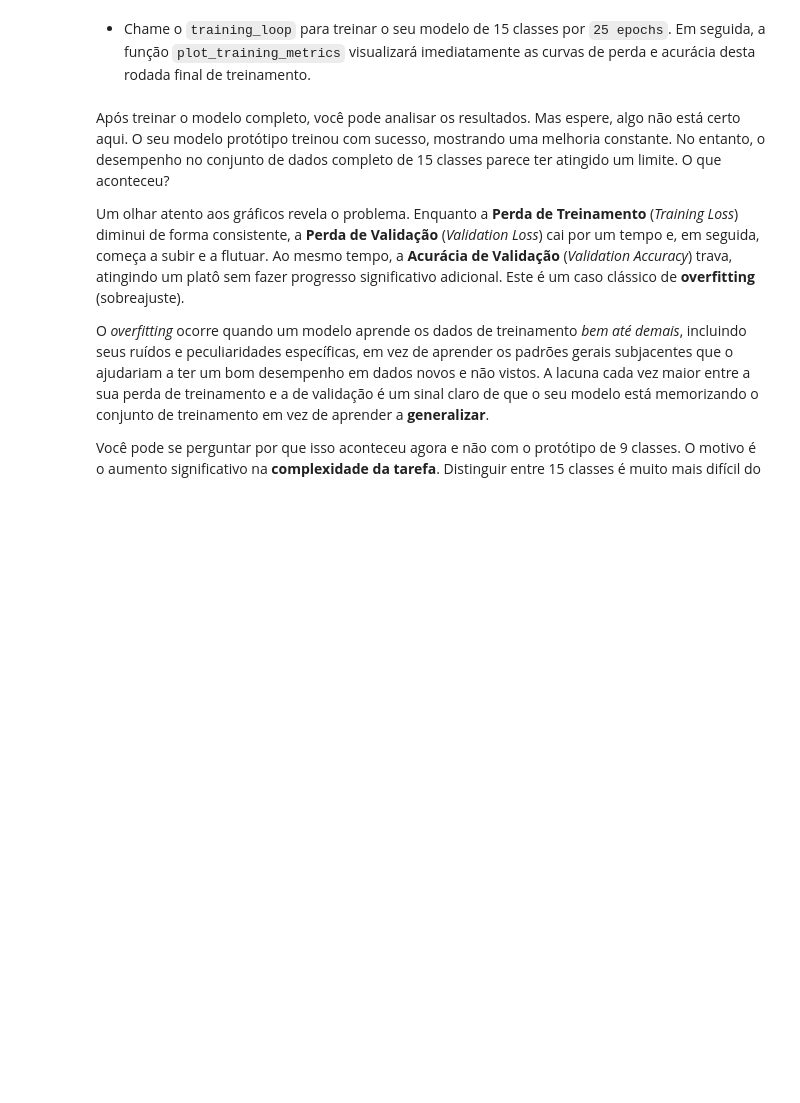
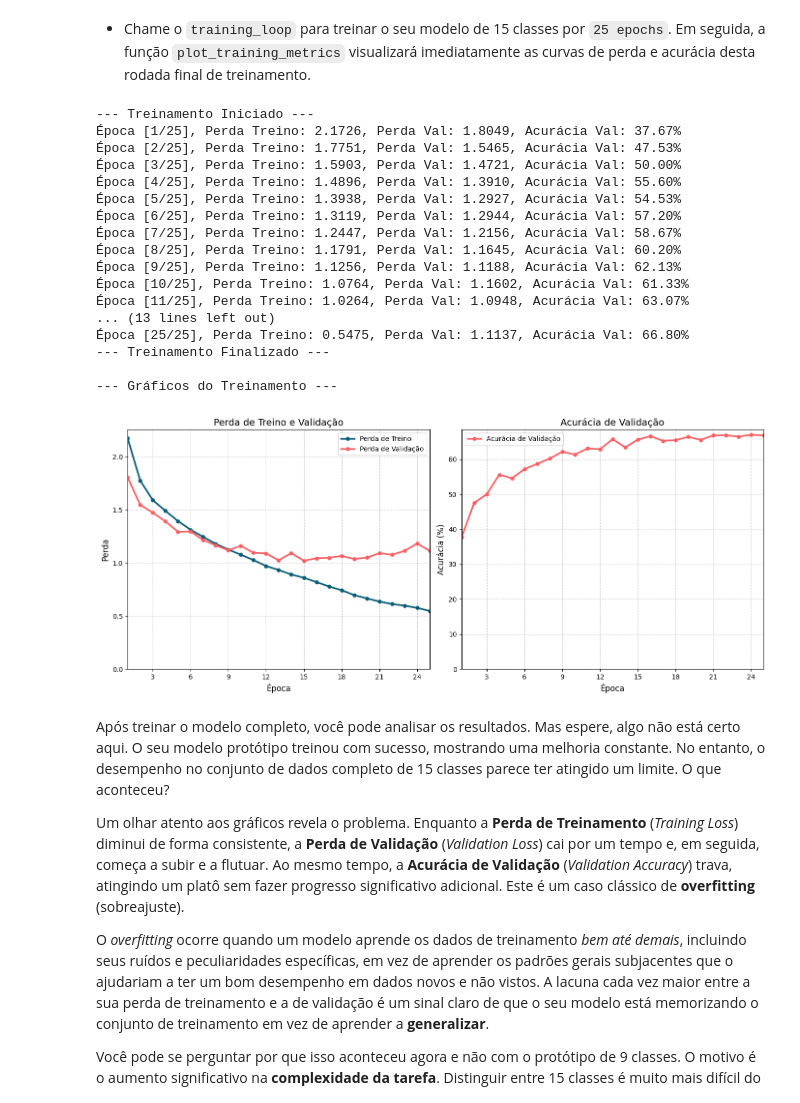
Before and after one commit to fabiobento/dnn-course-2026-1, a Jupyter notebook: C1_M4_Lab_1_cnn_nature_classifier.ipynb, the cells around one changed output. Drawn from its saved outputs; the diff is of its cells as text; code cells hidden in the pictures; blank space fills up the shorter version.

```diff
--- a/C1_M4_Lab_1_cnn_nature_classifier.ipynb
+++ b/C1_M4_Lab_1_cnn_nature_classifier.ipynb
@@ -542,4 +585,4 @@ all_target_classes = [
 ]
 
 # Carrega os conjuntos de dados (datasets) completos de treino e validação filtrados pelas classes definidas
-train_dataset, val_dataset = helper_utils.load_cifar100_subset(all_target_classes, train_transform, val_transform)
+train_dataset, val_dataset = helper_utils_7.load_cifar100_subset(all_target_classes, train_transform, val_transform)
@@ -579,18 +647,37 @@ optimizer = optim.Adam(model.parameters(), lr=0.001)
 # %%
 # Inicia o processo de treinamento do modelo completo para todas as 15 classes
 trained_model, training_metrics = training_loop(
     model=model,
     train_loader=train_loader,
     val_loader=val_loader,
     loss_function=loss_function,
     optimizer=optimizer,
     num_epochs=25,
     device=device
 )
 
 # Visualiza os gráficos das métricas de treinamento para o modelo completo
 print("\n--- Gráficos do Treinamento ---\n")
-helper_utils.plot_training_metrics(training_metrics)
+helper_utils_7.plot_training_metrics(training_metrics)
+# %% [output]
+--- Treinamento Iniciado ---
+Época [1/25], Perda Treino: 2.1726, Perda Val: 1.8049, Acurácia Val: 37.67%
+Época [2/25], Perda Treino: 1.7751, Perda Val: 1.5465, Acurácia Val: 47.53%
+Época [3/25], Perda Treino: 1.5903, Perda Val: 1.4721, Acurácia Val: 50.00%
+Época [4/25], Perda Treino: 1.4896, Perda Val: 1.3910, Acurácia Val: 55.60%
+Época [5/25], Perda Treino: 1.3938, Perda Val: 1.2927, Acurácia Val: 54.53%
+Época [6/25], Perda Treino: 1.3119, Perda Val: 1.2944, Acurácia Val: 57.20%
+Época [7/25], Perda Treino: 1.2447, Perda Val: 1.2156, Acurácia Val: 58.67%
+Época [8/25], Perda Treino: 1.1791, Perda Val: 1.1645, Acurácia Val: 60.20%
+Época [9/25], Perda Treino: 1.1256, Perda Val: 1.1188, Acurácia Val: 62.13%
+Época [10/25], Perda Treino: 1.0764, Perda Val: 1.1602, Acurácia Val: 61.33%
+Época [11/25], Perda Treino: 1.0264, Perda Val: 1.0948, Acurácia Val: 63.07%
+... (13 lines left out)
+Época [25/25], Perda Treino: 0.5475, Perda Val: 1.1137, Acurácia Val: 66.80%
+--- Treinamento Finalizado ---
+
+--- Gráficos do Treinamento ---
+[figure, added]
 # %% [markdown]
 Após treinar o modelo completo, você pode analisar os resultados. Mas espere, algo não está certo aqui. O seu modelo protótipo treinou com sucesso, mostrando uma melhoria constante. No entanto, o desempenho no conjunto de dados completo de 15 classes parece ter atingido um limite. O que aconteceu?
 
```
Also changed, not shown: parts of 10 cells of this notebook, 3 other files.
